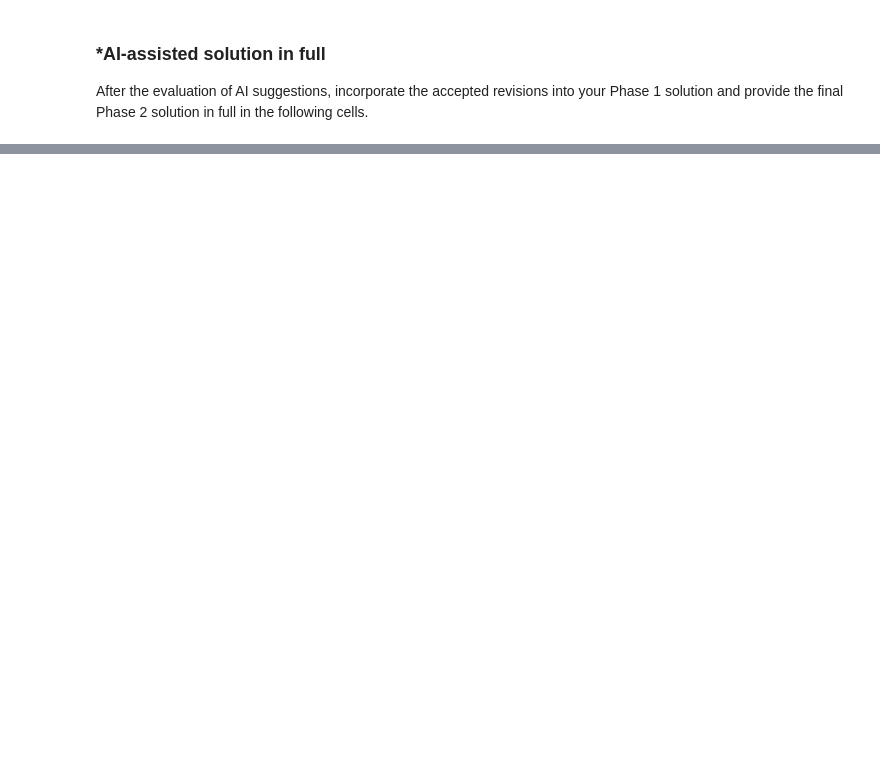
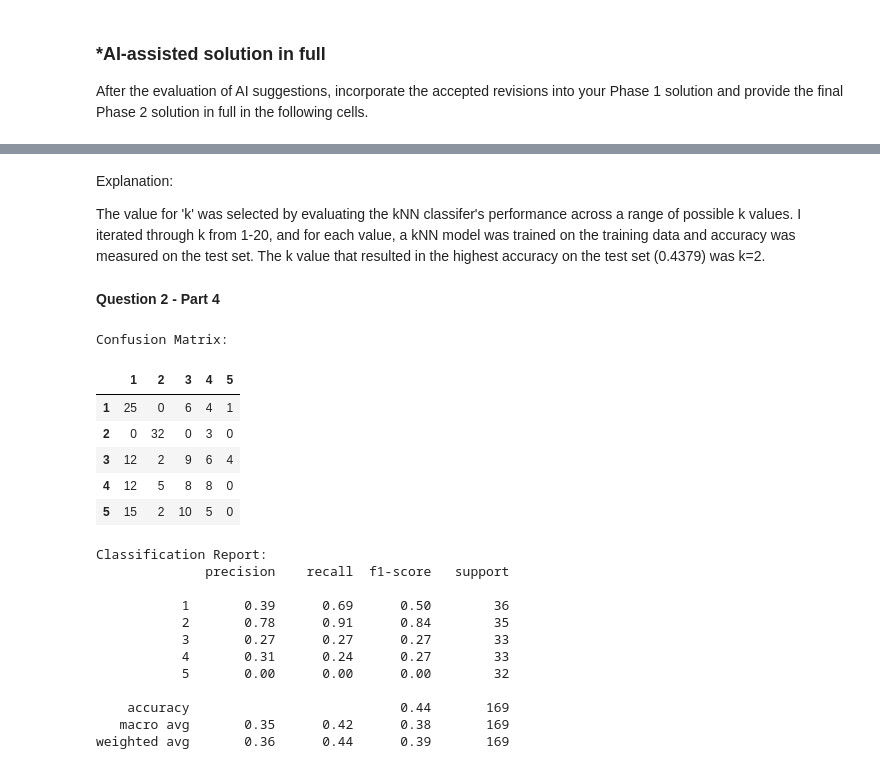
Before and after one commit to nithyasg05/A03-knn, a Jupyter notebook: DS 3001 - A03.ipynb, the cells around one changed output, grey strips where cells are left out. Saved outputs shown, nothing was run; the diff lists cells and outputs as text; code cells hidden in the pictures; blank space fills up the shorter version.

```diff
--- a/DS 3001 - A03.ipynb
+++ b/DS 3001 - A03.ipynb
@@ -326,0 +500,25 @@ After the evaluation of AI suggestions, incorporate the accepted revisions into
+# %%
+from sklearn.neighbors import KNeighborsClassifier
+from sklearn import metrics
+
+accuracies = []
+
+for k in range(1, 21):
+    knn = KNeighborsClassifier(n_neighbors=k)
+    knn.fit(X_train, y_train)
+    y_pred = knn.predict(X_test)
+    accuracy = metrics.accuracy_score(y_test, y_pred)
+    accuracies.append(accuracy)
+
+optimal_k = accuracies.index(max(accuracies)) + 1
+print(f"Accuracies for k from 1 to 20: {accuracies}")
+print(f"Optimal k: {optimal_k} with accuracy: {max(accuracies):.4f}")
+
+plt.figure(figsize=(10, 6))
+plt.plot(range(1, 21), accuracies, marker='o')
+plt.title('k-NN Classifier Accuracy vs. k Value')
+plt.xlabel('Number of Neighbors (k)')
+plt.ylabel('Accuracy')
+plt.xticks(range(1, 21))
+plt.grid(True)
+plt.show()
@@ -326,0 +529,39 @@ After the evaluation of AI suggestions, incorporate the accepted revisions into
+# %% [markdown]
+Explanation:
+
+The value for 'k' was selected by evaluating the kNN classifer's performance across a range of possible k values. I iterated through k from 1-20, and for each value, a kNN model was trained on the training data and accuracy was measured on the test set. The k value that resulted in the highest accuracy on the test set (0.4379) was k=2.
+# %% [markdown]
+**Question 2 - Part 4**
+# %%
+from sklearn.metrics import confusion_matrix, classification_report
+
+knn_optimal = KNeighborsClassifier(n_neighbors=optimal_k)
+knn_optimal.fit(X_train, y_train)
+y_pred_optimal = knn_optimal.predict(X_test)
+
+print("Confusion Matrix:")
+# Add labels to the confusion matrix for better readability
+display(pd.DataFrame(confusion_matrix(y_test, y_pred_optimal), index=np.unique(y_test), columns=np.unique(y_test)))
+
+print("\nClassification Report:")
+print(classification_report(y_test, y_pred_optimal))
+# %% [output]
+Confusion Matrix:
+|  | 1 | 2 | 3 | 4 | 5 |
+| 1 | 25 | 0 | 6 | 4 | 1 |
+| 2 | 0 | 32 | 0 | 3 | 0 |
+| 3 | 12 | 2 | 9 | 6 | 4 |
+| 4 | 12 | 5 | 8 | 8 | 0 |
+| 5 | 15 | 2 | 10 | 5 | 0 |
+Classification Report:
+              precision    recall  f1-score   support
+
+           1       0.39      0.69      0.50        36
+           2       0.78      0.91      0.84        35
+           3       0.27      0.27      0.27        33
+           4       0.31      0.24      0.27        33
+           5       0.00      0.00      0.00        32
+
+    accuracy                           0.44       169
+   macro avg       0.35      0.42      0.38       169
+weighted avg       0.36      0.44      0.39       169
```
Also changed, not shown: parts of 45 cells of this notebook.
